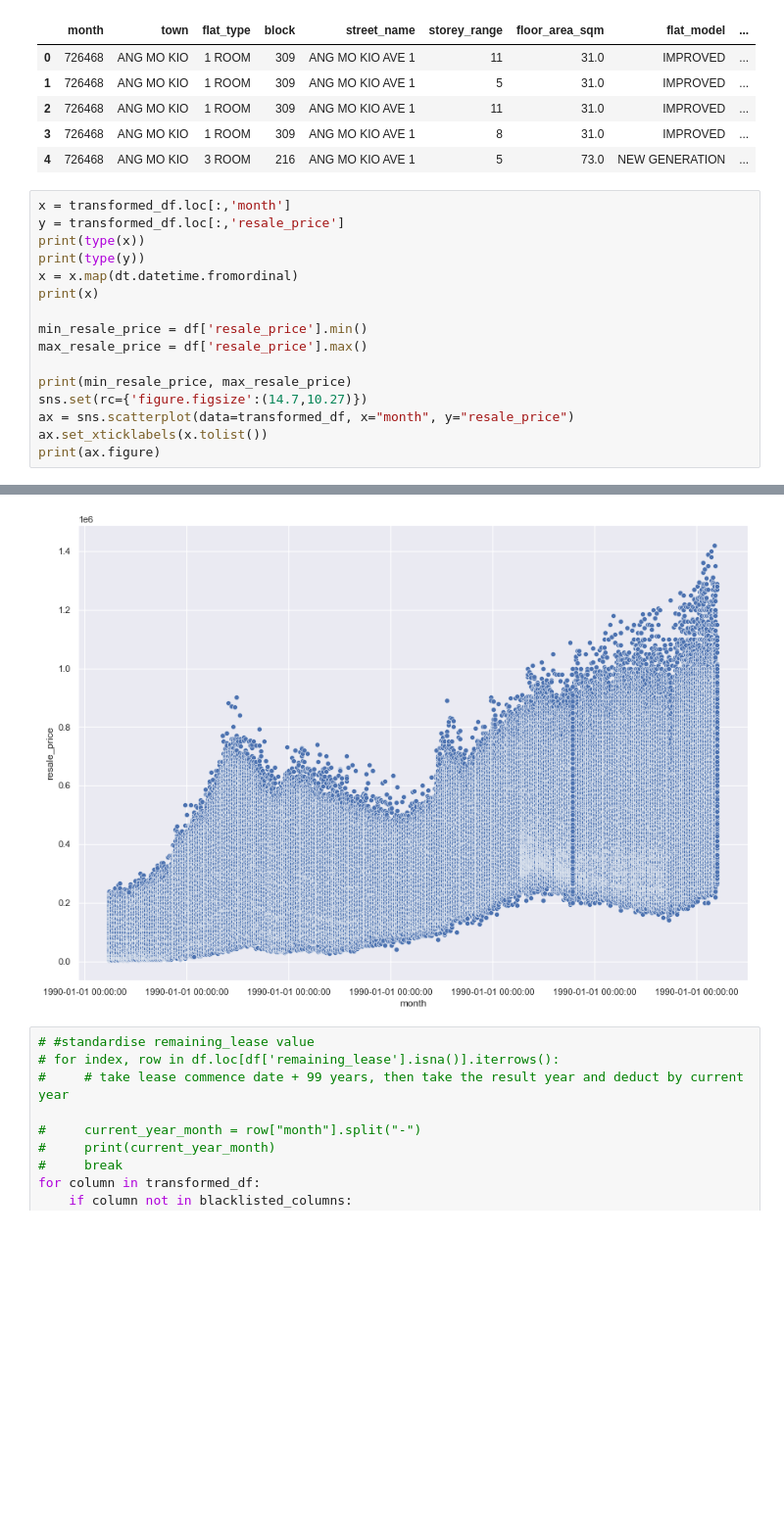
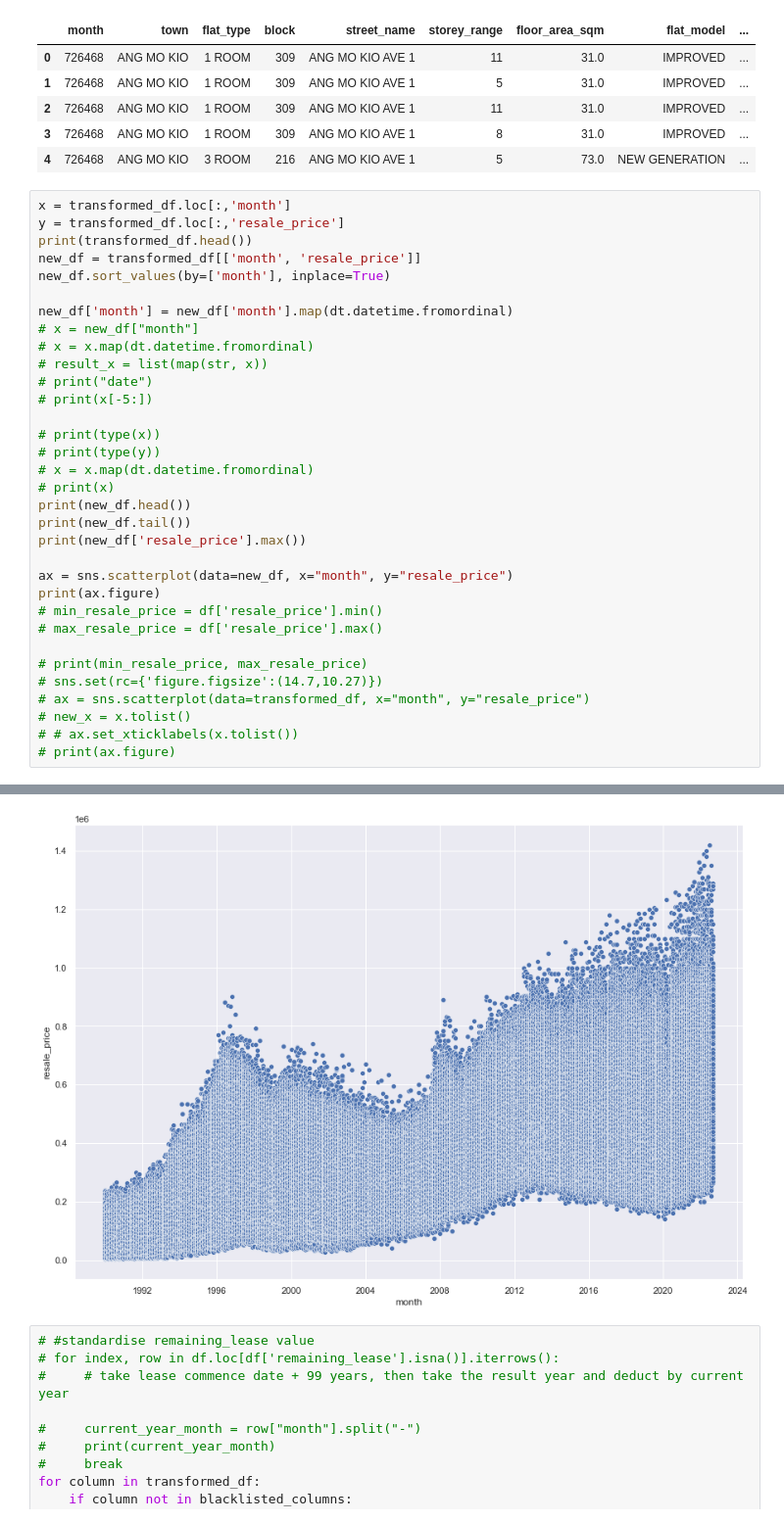
Before and after one commit to tjl081/1002_project, a Jupyter notebook: ml_files/test_regression.ipynb, the cells around one changed output, grey strips where cells are left out. Shown: that part at 98% size. Drawn from its saved outputs; the diff is of its cells as text; blank space fills up the shorter version.

Commit message:
updated bar graph labels

```diff
--- a/ml_files/test_regression.ipynb
+++ b/ml_files/test_regression.ipynb
@@ -267,17 +257,34 @@ df.head(5)
 # %%
 x = transformed_df.loc[:,'month']
 y = transformed_df.loc[:,'resale_price']
-print(type(x))
-print(type(y))
-x = x.map(dt.datetime.fromordinal)
-print(x)
+print(transformed_df.head())
+new_df = transformed_df[['month', 'resale_price']]
+new_df.sort_values(by=['month'], inplace=True)
 
-min_resale_price = df['resale_price'].min()
-max_resale_price = df['resale_price'].max()
+new_df['month'] = new_df['month'].map(dt.datetime.fromordinal)
+# x = new_df["month"]
+# x = x.map(dt.datetime.fromordinal)
+# result_x = list(map(str, x))
+# print("date")
+# print(x[-5:])
 
-print(min_resale_price, max_resale_price)
-sns.set(rc={'figure.figsize':(14.7,10.27)})
-ax = sns.scatterplot(data=transformed_df, x="month", y="resale_price")
-ax.set_xticklabels(x.tolist())
+# print(type(x))
+# print(type(y))
+# x = x.map(dt.datetime.fromordinal)
+# print(x)
+print(new_df.head())
+print(new_df.tail())
+print(new_df['resale_price'].max())
+
+ax = sns.scatterplot(data=new_df, x="month", y="resale_price")
 print(ax.figure)
+# min_resale_price = df['resale_price'].min()
+# max_resale_price = df['resale_price'].max()
+
+# print(min_resale_price, max_resale_price)
+# sns.set(rc={'figure.figsize':(14.7,10.27)})
+# ax = sns.scatterplot(data=transformed_df, x="month", y="resale_price")
+# new_x = x.tolist()
+# # ax.set_xticklabels(x.tolist())
+# print(ax.figure)
 # %% [output]
@@ -300,4 +331,4 @@ Figure(1058.4x739.44)
-[figure, old version]
+[figure, new version]
 # %%
 # #standardise remaining_lease value
 # for index, row in df.loc[df['remaining_lease'].isna()].iterrows():
```
Also changed, not shown: parts of 6 cells of this notebook, 10 other files.
